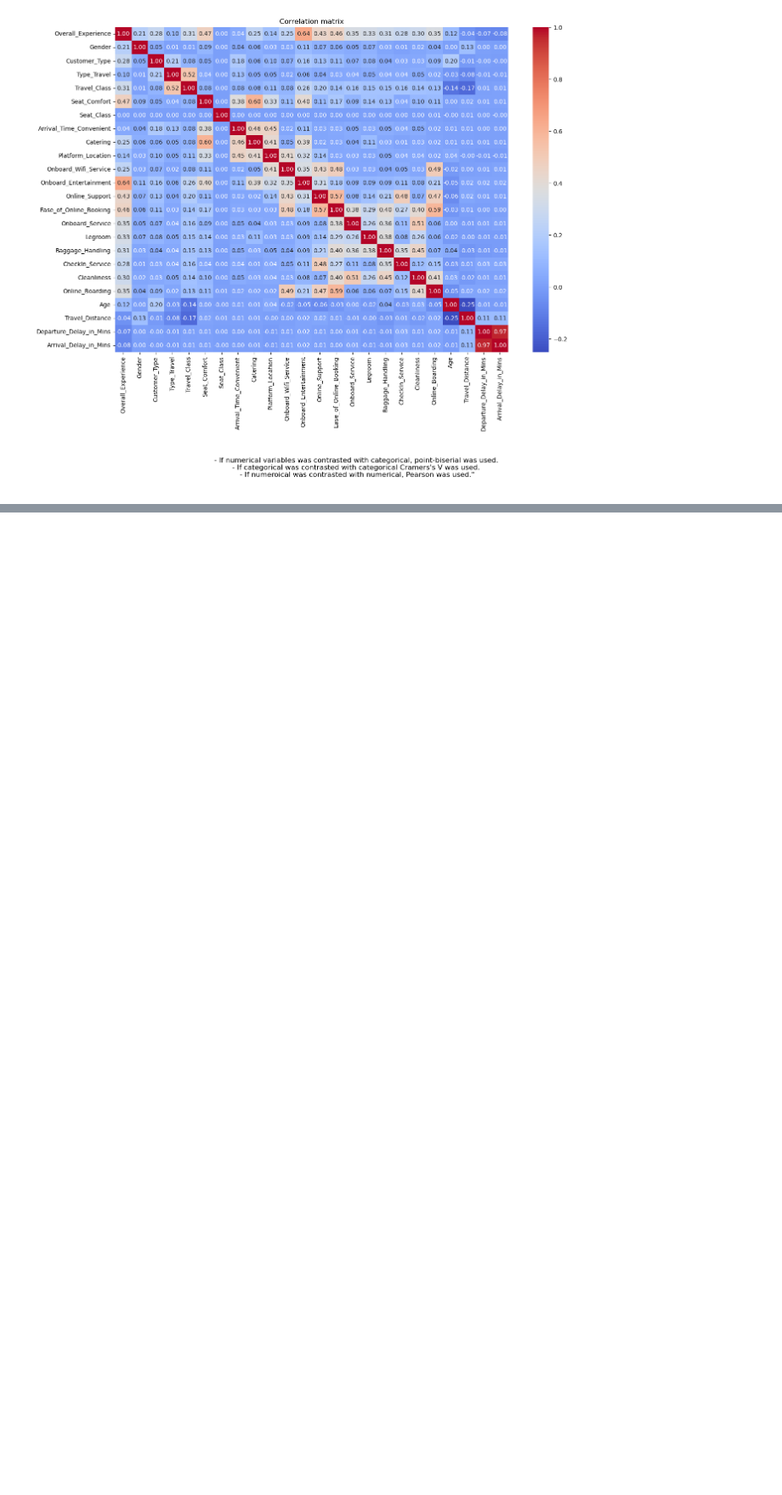
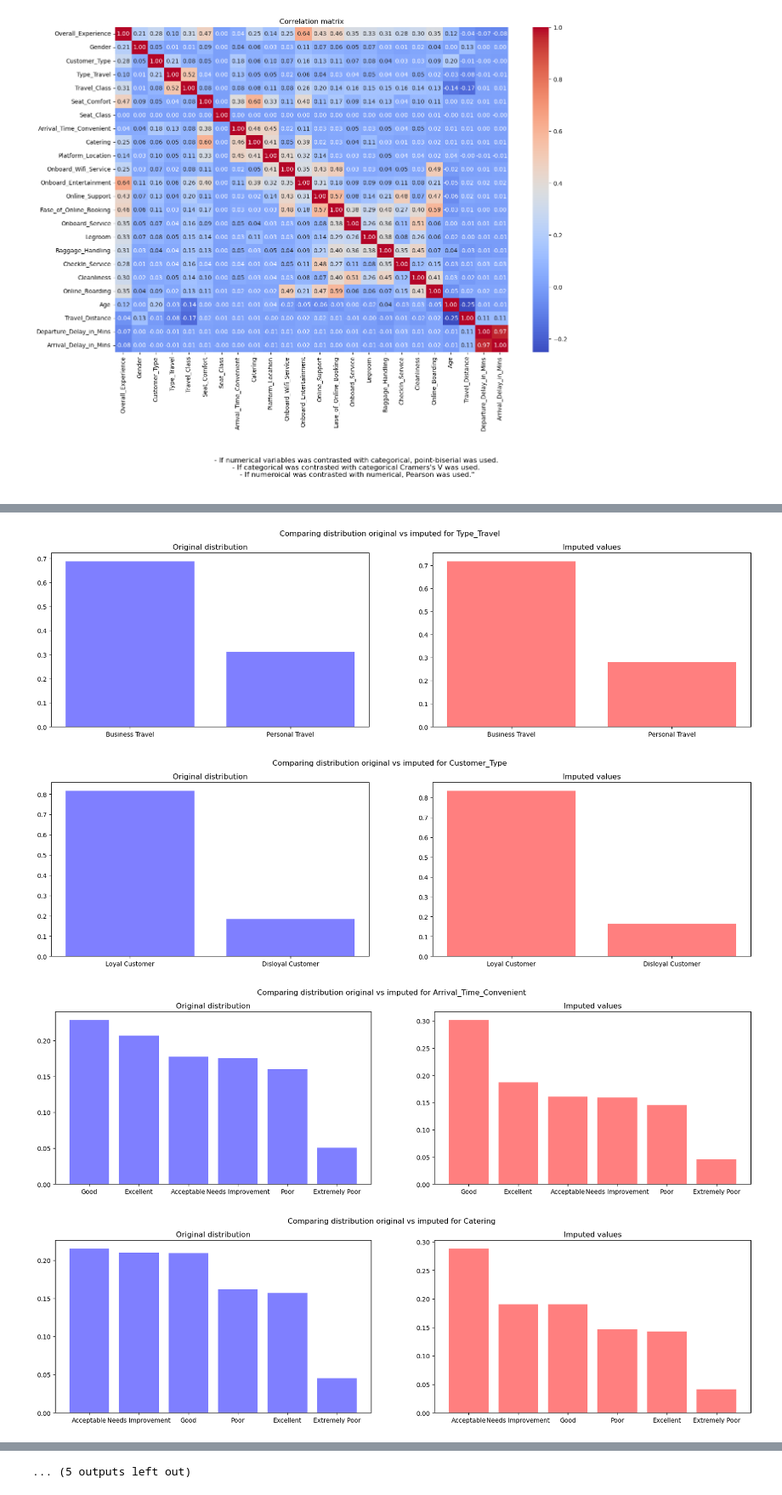
Before and after one commit to contreras-juan/kinki_adsp, a Jupyter notebook: notebooks/1_EDA.ipynb, the cells around one changed output, grey strips where cells are left out. Shown at 85% size. Cells and saved outputs as stored; diff of their text form; code cells hidden in the pictures; blank space fills up the shorter version.

```diff
--- a/notebooks/1_EDA.ipynb
+++ b/notebooks/1_EDA.ipynb
@@ -162,0 +220,39 @@ plt.show()
+# %%
+def plot_categorical_distribution(original_data, imputed_data, columns, method_name):
+    for col in columns:
+
+        # Original data relative frequencies
+        original_counts = original_data[col].value_counts(normalize=True)
+        original_values = original_counts.index
+        original_frequencies = original_counts.values
+
+        # Imputed data relative frequencies
+        imputed_counts = imputed_data[col].value_counts(normalize=True)
+        imputed_values = imputed_counts.index
+        imputed_frequencies = imputed_counts.values
+
+        fig, ax = plt.subplots(1, 2, figsize=(20, 5))
+
+        fig.suptitle(f'Comparing distribution original vs imputed for {col}')
+
+        ax[0].bar(original_values, original_frequencies, color='blue', alpha=0.5, label='Original')
+        ax[0].set_title('Original distribution')
+        ax[1].bar(imputed_values, imputed_frequencies, color='red', alpha=0.5, label=method_name)
+        ax[1].set_title('Imputed values')
+
+        plt.show()
+# %%
+# Specify categorical columns to plot
+categorical_columns_to_plot = ['Type_Travel', 'Customer_Type', 'Arrival_Time_Convenient', 'Catering',
+                               'Onboard_Service', 'Baggage_Handling', 'Online_Support', 'Legroom',
+                               'CheckIn_Service', 'Gender', 'Ease_of_Online_Booking', 'Seat_Comfort',
+                               'Onboard_Wifi_Service', 'Platform_Location', 'Onboard_Entertainment',
+                               'Cleanliness', 'Online_Boarding']  # or specify specific categorical columns
+
+# Plot distributions for mode imputed data with transparency
+plot_categorical_distribution(df, mode_imputed_data, categorical_columns_to_plot, 'Mode Imputed')
+# %% [output]
+[figure, added]
+[figure, added]
+[figure, added]
+[figure, added]
@@ -162,0 +267 @@ plt.show()
+... (5 outputs left out)
```
Also changed, not shown: parts of 12 cells of this notebook.
